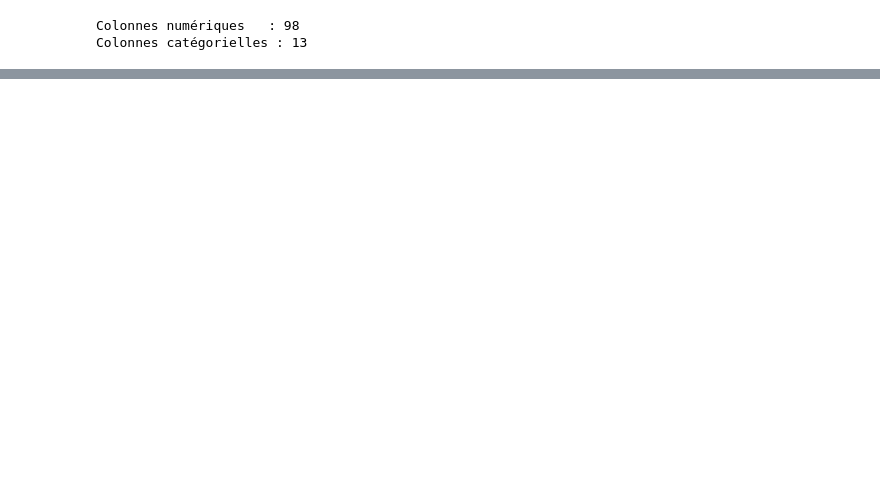
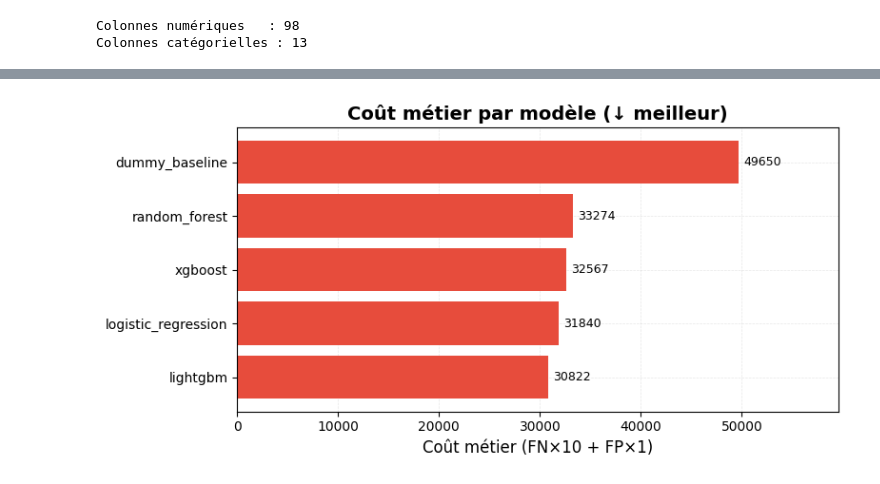
Before and after one commit to RaphaelRIVIERE/credit-scoring-mlops, a Jupyter notebook: notebooks/3_modeling.ipynb, the cells around one changed output, grey strips where cells are left out. Drawn from its saved outputs; the diff is of its cells as text; code cells hidden in the pictures; blank space fills up the shorter version.

```diff
--- a/notebooks/3_modeling.ipynb
+++ b/notebooks/3_modeling.ipynb
@@ -28,11 +41,9 @@ TARGET
 1    0.081
 Name: proportion, dtype: float64
 # %%
-from sklearn.model_selection import train_test_split
-
 # Sous-échantillon stratifié pour accélérer les tests (10% du dataset)
 # Mettre MODE_TEST = False pour l'entraînement final sur tout le dataset
-MODE_TEST = True
+MODE_TEST = False
 
 if MODE_TEST:
     _, X_sample, _, y_sample = train_test_split(
@@ -163,0 +241,20 @@ AUC moyen : 0.7357 ± 0.0093
+# %%
+# Coût métier par modèle — critère de sélection principal (↓ meilleur)
+fig, ax = plt.subplots(figsize=(8, 4))
+
+df_cout = df_summary[["Coût métier"]].reset_index()
+df_cout.columns = ["modele", "cout"]
+
+create_barh(
+    df_cout, ax,
+    x="cout", y="modele",
+    title="Coût métier par modèle (↓ meilleur)",
+    xlabel="Coût métier (FN×10 + FP×1)",
+    color="#e74c3c",
+    fmt="{:.0f}",
+)
+
+plt.tight_layout()
+plt.show()
+# %% [output]
+[figure, added]
```
Also changed, not shown: parts of 15 cells of this notebook, 4 other files.
